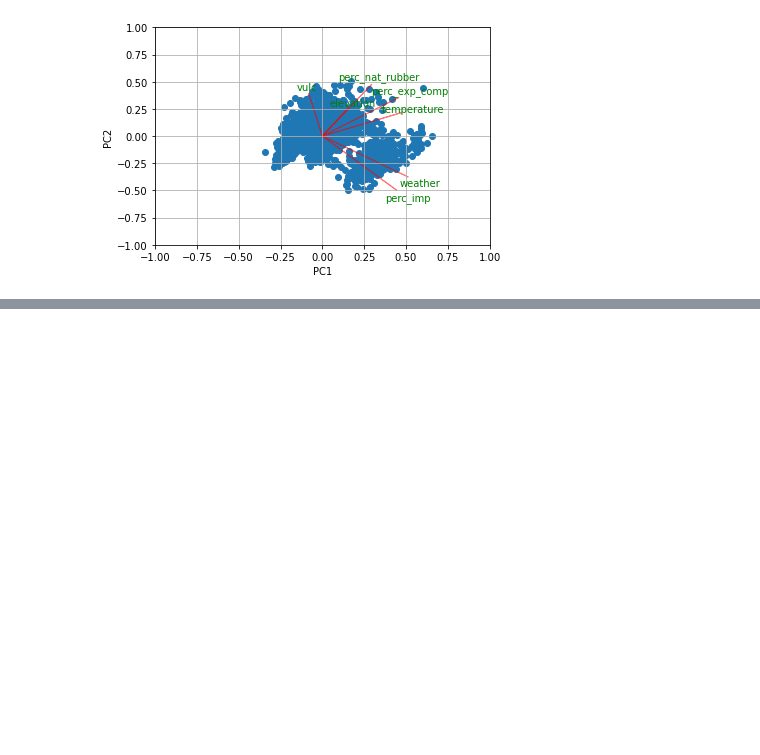
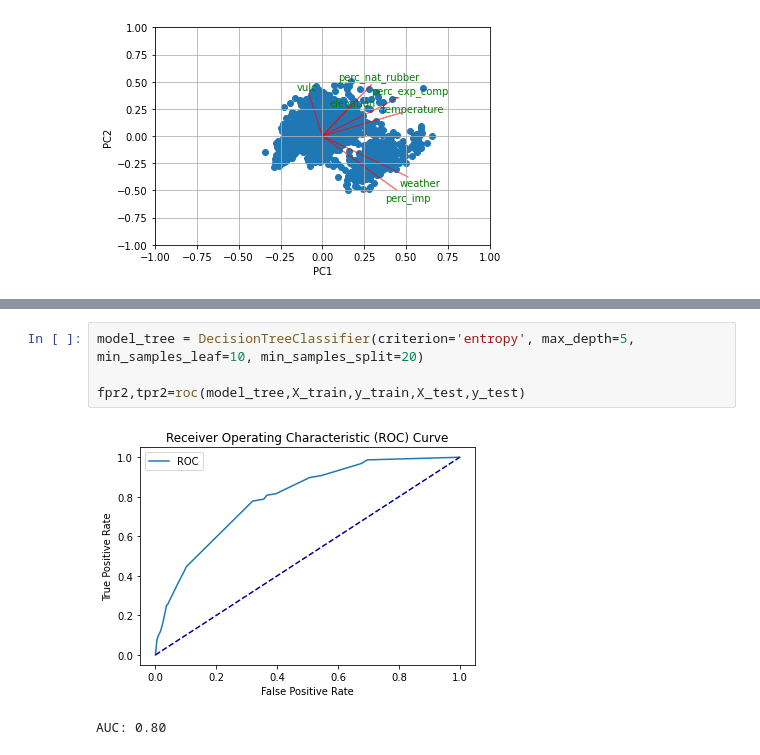
Before and after one commit to AndreaScarpellini1/ML-Project, a Jupyter notebook: Project .ipynb, the cells around one changed output, grey strips where cells are left out. Saved outputs shown, nothing was run; the diff lists cells and outputs as text; blank space fills up the shorter version.

```diff
--- a/Project .ipynb
+++ b/Project .ipynb
@@ -264,0 +381,7 @@ plt.show()
+# %%
+model_tree = DecisionTreeClassifier(criterion='entropy', max_depth=5, min_samples_leaf=10, min_samples_split=20)
+
+fpr2,tpr2=roc(model_tree,X_train,y_train,X_test,y_test)
+# %% [output]
+[figure, added]
+AUC: 0.80
```
Also changed, not shown: parts of 16 cells of this notebook.
